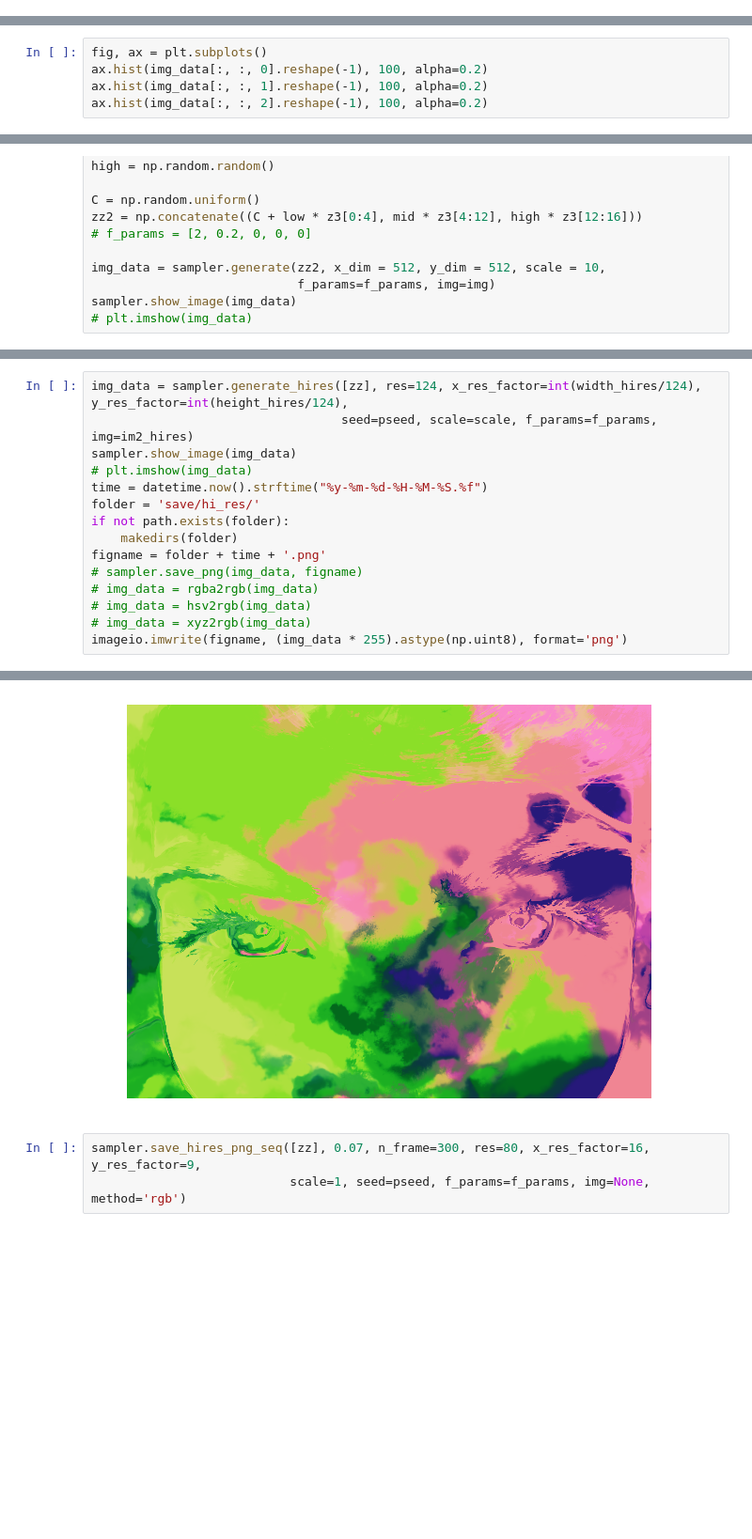
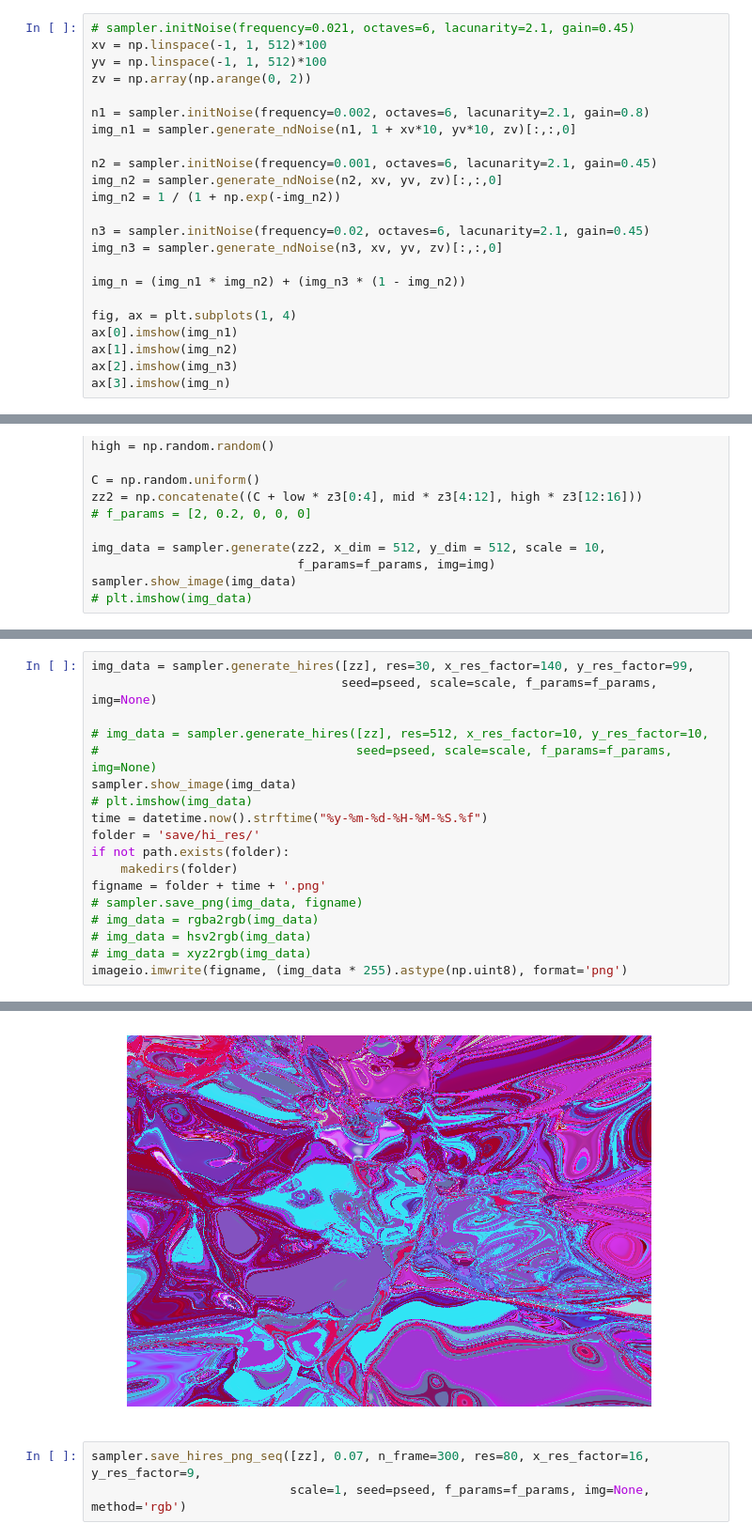
Before and after one commit to heysoos/cppn-tensorflow, a Jupyter notebook: cppn.ipynb, the cells around one changed output, grey strips where cells are left out. Shown at 94% size. Saved outputs shown, nothing was run; the diff lists cells and outputs as text; blank space fills up the shorter version.

```diff
--- a/cppn.ipynb
+++ b/cppn.ipynb
@@ -126,3 +139,26 @@ plt.imshow(im2)
 # %% [output]
 <matplotlib.image.AxesImage at 0x...>
 [figure]
+# %%
+# sampler.initNoise(frequency=0.021, octaves=6, lacunarity=2.1, gain=0.45)
+xv = np.linspace(-1, 1, 512)*100
+yv = np.linspace(-1, 1, 512)*100
+zv = np.array(np.arange(0, 2))
+
+n1 = sampler.initNoise(frequency=0.002, octaves=6, lacunarity=2.1, gain=0.8)
+img_n1 = sampler.generate_ndNoise(n1, 1 + xv*10, yv*10, zv)[:,:,0]
+
+n2 = sampler.initNoise(frequency=0.001, octaves=6, lacunarity=2.1, gain=0.45)
+img_n2 = sampler.generate_ndNoise(n2, xv, yv, zv)[:,:,0]
+img_n2 = 1 / (1 + np.exp(-img_n2))
+
+n3 = sampler.initNoise(frequency=0.02, octaves=6, lacunarity=2.1, gain=0.45)
+img_n3 = sampler.generate_ndNoise(n3, xv, yv, zv)[:,:,0]
+
+img_n = (img_n1 * img_n2) + (img_n3 * (1 - img_n2))
+
+fig, ax = plt.subplots(1, 4)
+ax[0].imshow(img_n1)
+ax[1].imshow(img_n2)
+ax[2].imshow(img_n3)
+ax[3].imshow(img_n)
@@ -169,5 +223,0 @@ sampler.show_image(img_data, methods[method_i])
-# %%
-fig, ax = plt.subplots()
-ax.hist(img_data[:, :, 0].reshape(-1), 100, alpha=0.2)
-ax.hist(img_data[:, :, 1].reshape(-1), 100, alpha=0.2)
-ax.hist(img_data[:, :, 2].reshape(-1), 100, alpha=0.2)
@@ -272,6 +722,9 @@ sampler.show_image(img_data)
 # %%
-img_data = sampler.generate_hires([zz], res=124, x_res_factor=int(width_hires/124), y_res_factor=int(height_hires/124),
-                                  seed=pseed, scale=scale, f_params=f_params, img=im2_hires)
+img_data = sampler.generate_hires([zz], res=30, x_res_factor=140, y_res_factor=99,
+                                  seed=pseed, scale=scale, f_params=f_params, img=None)
+
+# img_data = sampler.generate_hires([zz], res=512, x_res_factor=10, y_res_factor=10,
+#                                   seed=pseed, scale=scale, f_params=f_params, img=None)
 sampler.show_image(img_data)
 # plt.imshow(img_data)
 time = datetime.now().strftime("%y-%m-%d-%H-%M-%S.%f")
@@ -301,8 +754,8 @@ Preparing image section
 Preparing image section
 Preparing image section
 Preparing image section
 Preparing image section
-[figure, old version]
+[figure, new version]
 # %%
 sampler.save_hires_png_seq([zz], 0.07, n_frame=300, res=80, x_res_factor=16, y_res_factor=9,
                            scale=1, seed=pseed, f_params=f_params, img=None, method='rgb')
```
Also changed, not shown: parts of 32 cells of this notebook, 9 other files.
